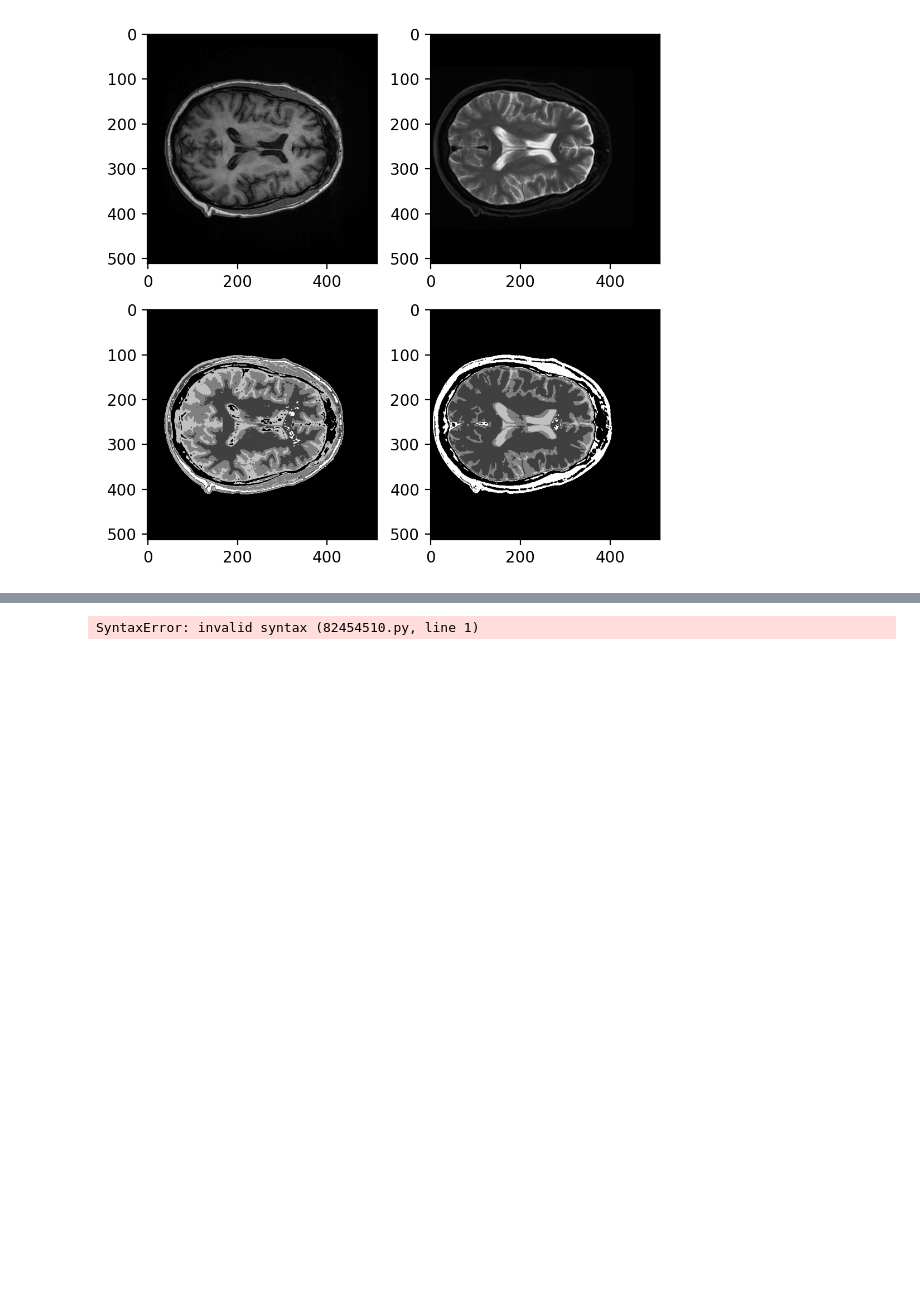
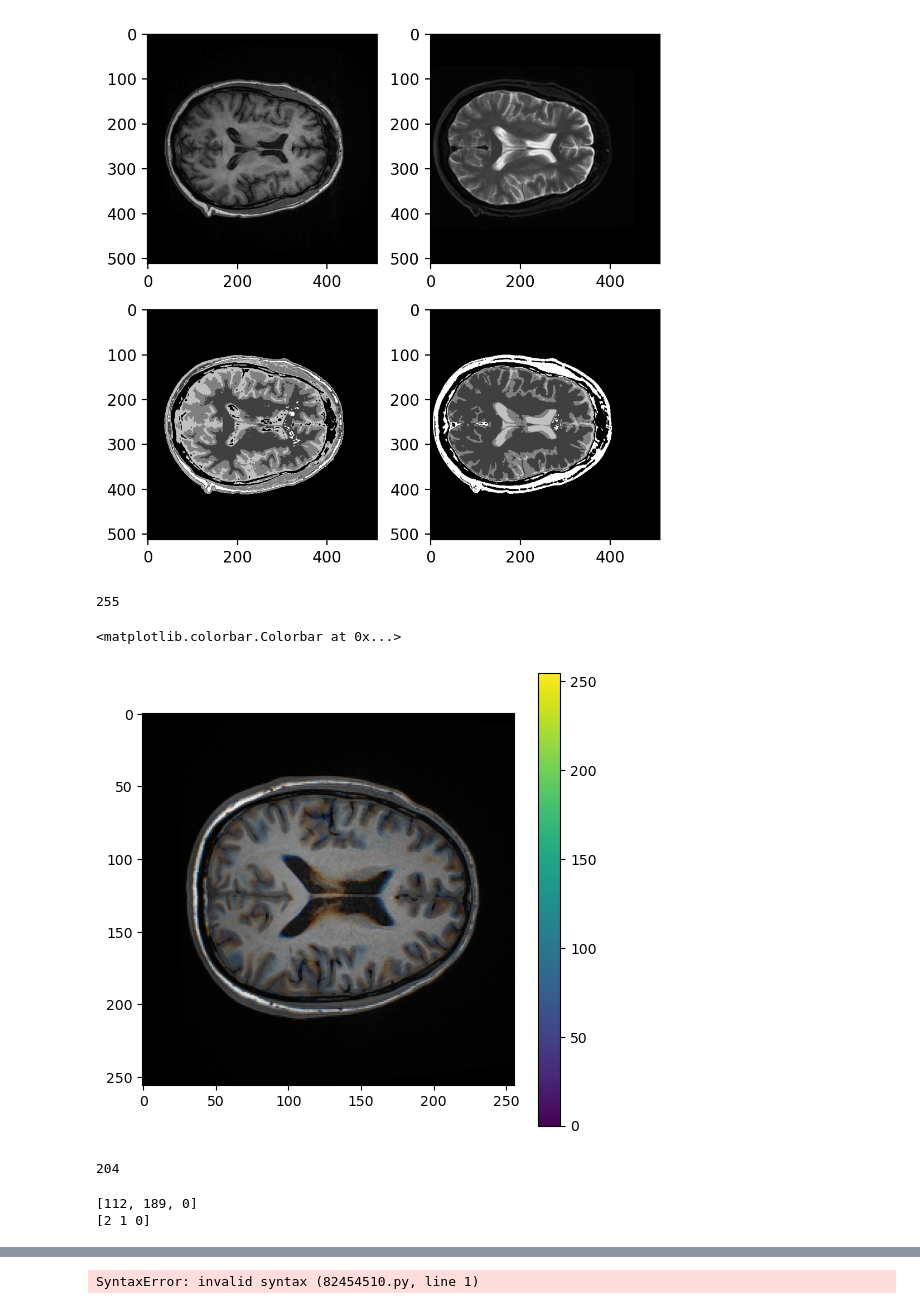
Before and after one commit to WeijieChen2017/SUREMI, a Jupyter notebook: kmeans.ipynb, the cells around one changed output, grey strips where cells are left out. Saved outputs shown, nothing was run; the diff lists cells and outputs as text; code cells hidden in the pictures; blank space fills up the shorter version.

```diff
--- a/kmeans.ipynb
+++ b/kmeans.ipynb
@@ -269,3 +271,37 @@ plt.imshow(Y_data_k, cmap="gray")
 # %% [output]
 <matplotlib.image.AxesImage at 0x...>
 [figure]
+# %%
+def max_min(data, top=255):
+    value_max = np.amax(data)
+    value_min = np.amin(data)
+    return np.array((data - value_min) / (value_max - value_min)*top).astype(int)
+# %%
+n_clusters = 30
+n_bin = 255
+iz = 89
+
+X_path = "../SUREMI_data_dir/norm_MR/NORM_097.nii.gz"
+X_file = nib.load(X_path)
+# X_data = bin_CT(X_file.get_fdata()[:, :, iz-1:iz+2], n_bin=n_bin)
+X_data = max_min(X_file.get_fdata()[:, :, iz-1:iz+2])
+
+Y_path = "../SUREMI_data_dir/norm_CT/NORM_097.nii.gz"
+Y_file = nib.load(Y_path)
+# Y_data = bin_CT(Y_file.get_fdata()[:, :, iz-1:iz+2], n_bin=n_bin)
+Y_data = max_min(Y_file.get_fdata()[:, :, iz-1:iz+2])
+# %%
+print(np.amax(X_data))
+# %% [output]
+255
+# %%
+plt.figure(figsize=(6,6), dpi=100)
+plt.imshow(X_data)
+plt.colorbar()
+# %% [output]
+<matplotlib.colorbar.Colorbar at 0x...>
+[figure, added]
+# %%
+print(np.random.randint(256))
+# %% [output]
+204
@@ -271,0 +332,5 @@ plt.imshow(Y_data_k, cmap="gray")
+# %%
+pv_watershed(X_data)
+# %% [output]
+[112, 189, 0]
+[2 1 0]
```
Also changed, not shown: parts of 11 cells of this notebook, 3 other files.
